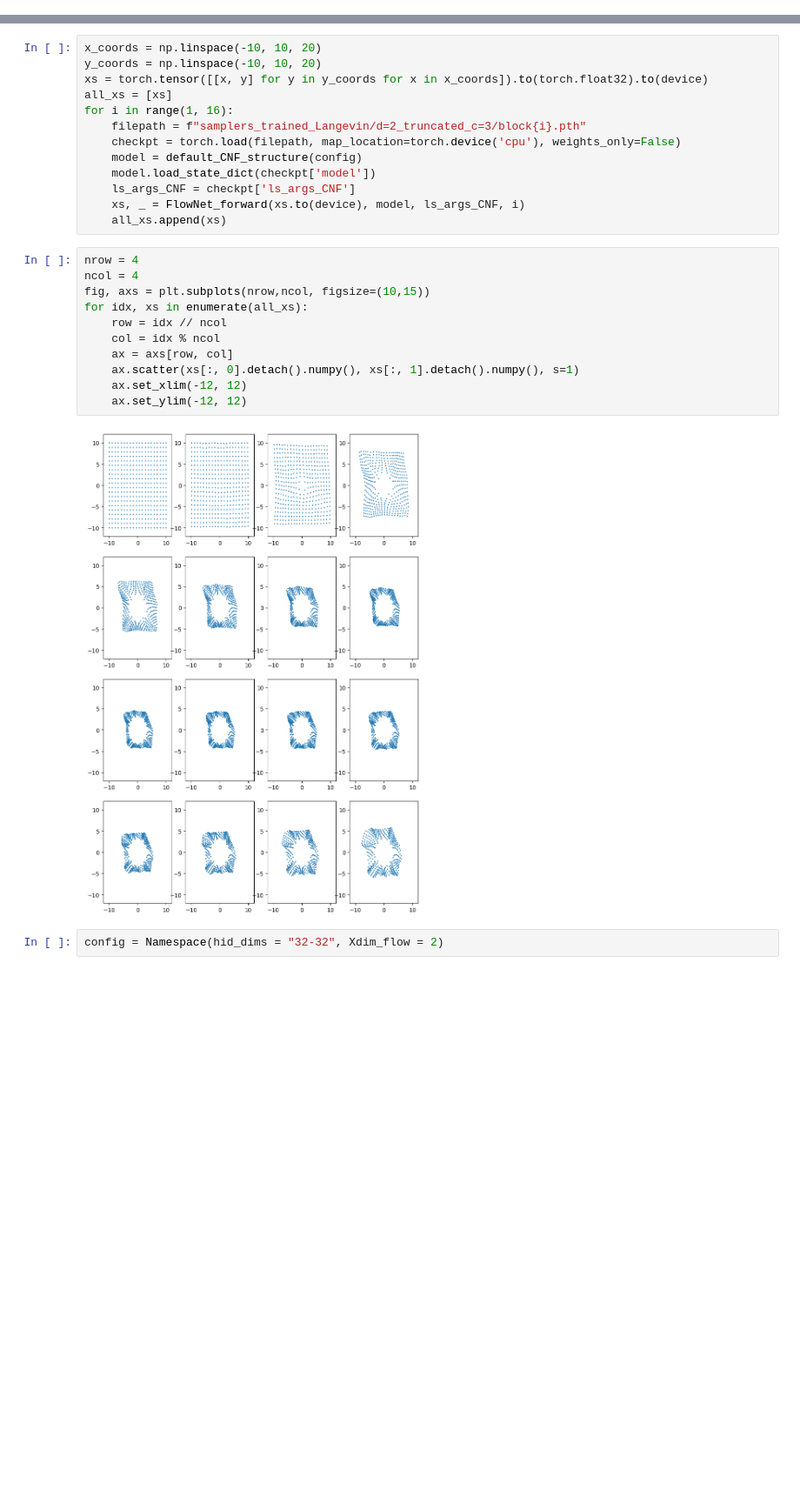
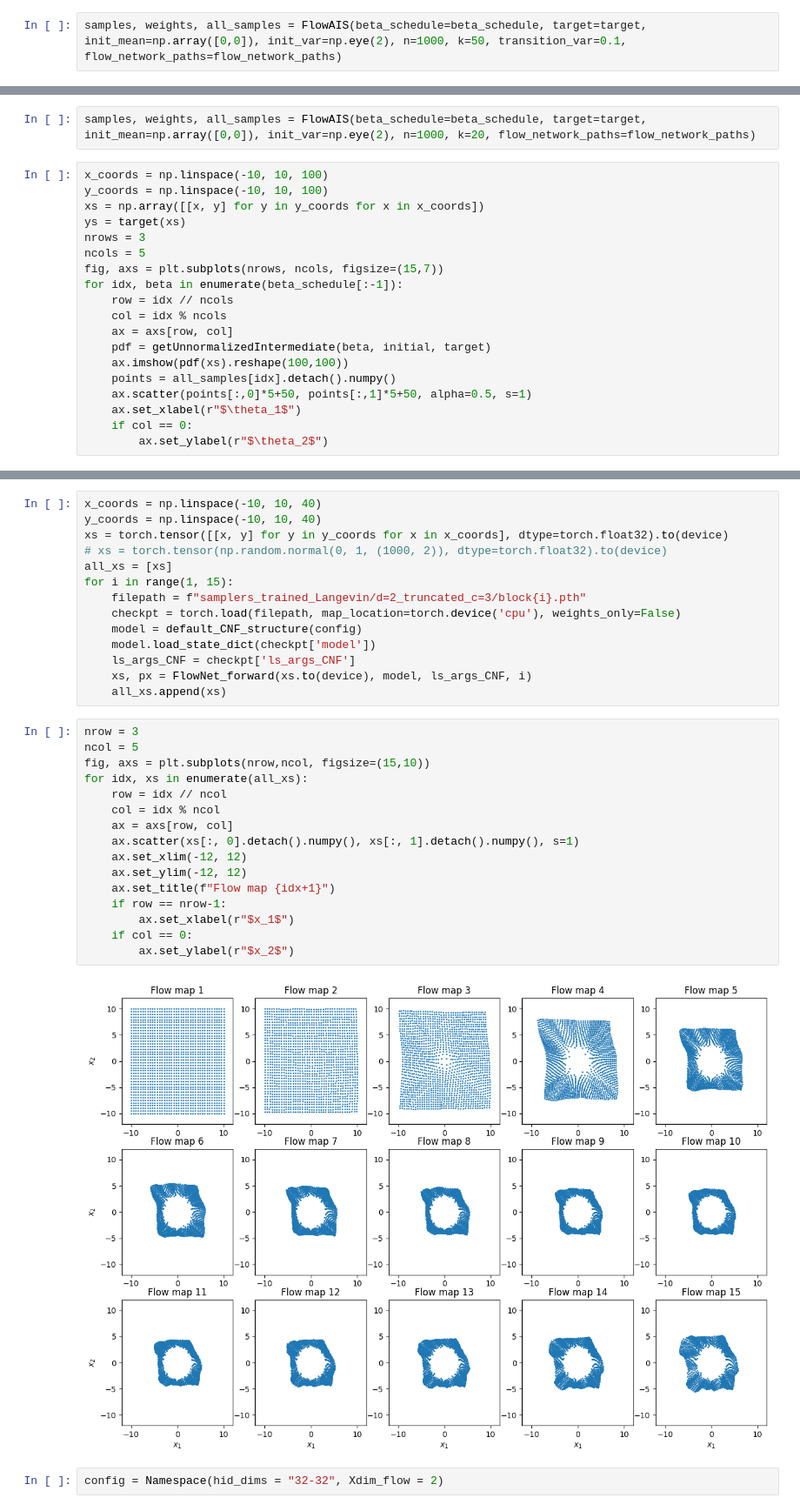
Before and after one commit to mercush/Annealing-Flow-For-Sampling, a Jupyter notebook: viz_maps.ipynb, the cells around one changed output, grey strips where cells are left out. Shown at 87% size. Drawn from its saved outputs; the diff is of its cells as text; blank space fills up the shorter version.

Commit message:
plots

```diff
--- a/viz_maps.ipynb
+++ b/viz_maps.ipynb
@@ -5,0 +234,2 @@ config = Namespace(hid_dims = "32-32", Xdim_flow = 2)
+# %%
+samples, weights, all_samples = FlowAIS(beta_schedule=beta_schedule, target=target, init_mean=np.array([0,0]), init_var=np.eye(2), n=1000, k=50, transition_var=0.1, flow_network_paths=flow_network_paths)
@@ -5,0 +277,21 @@ config = Namespace(hid_dims = "32-32", Xdim_flow = 2)
+# %%
+samples, weights, all_samples = FlowAIS(beta_schedule=beta_schedule, target=target, init_mean=np.array([0,0]), init_var=np.eye(2), n=1000, k=20, flow_network_paths=flow_network_paths)
+# %%
+x_coords = np.linspace(-10, 10, 100)
+y_coords = np.linspace(-10, 10, 100)
+xs = np.array([[x, y] for y in y_coords for x in x_coords])
+ys = target(xs)
+nrows = 3
+ncols = 5
+fig, axs = plt.subplots(nrows, ncols, figsize=(15,7))
+for idx, beta in enumerate(beta_schedule[:-1]):
+    row = idx // ncols
+    col = idx % ncols
+    ax = axs[row, col]
+    pdf = getUnnormalizedIntermediate(beta, initial, target)
+    ax.imshow(pdf(xs).reshape(100,100))
+    points = all_samples[idx].detach().numpy()
+    ax.scatter(points[:,0]*5+50, points[:,1]*5+50, alpha=0.5, s=1)
+    ax.set_xlabel(r"$\theta_1$")
+    if col == 0:
+        ax.set_ylabel(r"$\theta_2$")
@@ -6,29 +309,35 @@ config = Namespace(hid_dims = "32-32", Xdim_flow = 2)
 # %%
-x_coords = np.linspace(-10, 10, 20)
-y_coords = np.linspace(-10, 10, 20)
-xs = torch.tensor([[x, y] for y in y_coords for x in x_coords]).to(torch.float32).to(device)
+x_coords = np.linspace(-10, 10, 40)
+y_coords = np.linspace(-10, 10, 40)
+xs = torch.tensor([[x, y] for y in y_coords for x in x_coords], dtype=torch.float32).to(device)
+# xs = torch.tensor(np.random.normal(0, 1, (1000, 2)), dtype=torch.float32).to(device)
 all_xs = [xs]
-for i in range(1, 16):
+for i in range(1, 15):
     filepath = f"samplers_trained_Langevin/d=2_truncated_c=3/block{i}.pth"
     checkpt = torch.load(filepath, map_location=torch.device('cpu'), weights_only=False)
     model = default_CNF_structure(config)
     model.load_state_dict(checkpt['model'])
     ls_args_CNF = checkpt['ls_args_CNF']
-    xs, _ = FlowNet_forward(xs.to(device), model, ls_args_CNF, i)
+    xs, px = FlowNet_forward(xs.to(device), model, ls_args_CNF, i)
     all_xs.append(xs)
 # %%
-nrow = 4
-ncol = 4
-fig, axs = plt.subplots(nrow,ncol, figsize=(10,15))
+nrow = 3
+ncol = 5
+fig, axs = plt.subplots(nrow,ncol, figsize=(15,10))
 for idx, xs in enumerate(all_xs):
     row = idx // ncol
     col = idx % ncol
     ax = axs[row, col]
     ax.scatter(xs[:, 0].detach().numpy(), xs[:, 1].detach().numpy(), s=1)
     ax.set_xlim(-12, 12)
     ax.set_ylim(-12, 12)
+    ax.set_title(f"Flow map {idx+1}")
+    if row == nrow-1:
+        ax.set_xlabel(r"$x_1$")
+    if col == 0:
+        ax.set_ylabel(r"$x_2$")
 # %% [output]
-[figure, old version]
+[figure, new version]
 # %%
 config = Namespace(hid_dims = "32-32", Xdim_flow = 2)
 # %%
```
Also changed, not shown: parts of 17 cells of this notebook.
